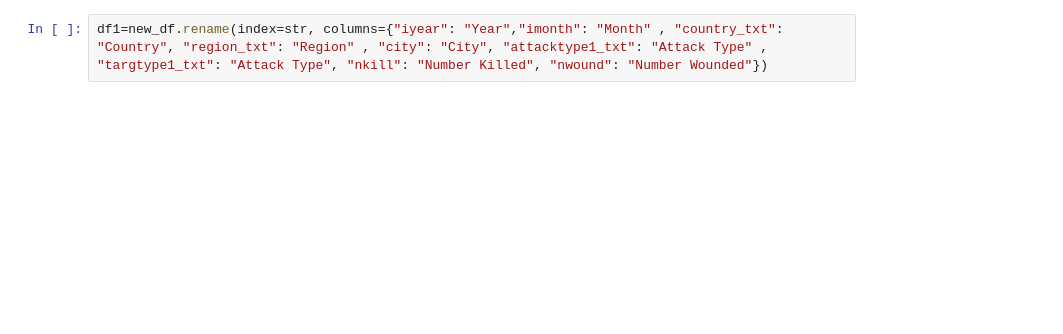
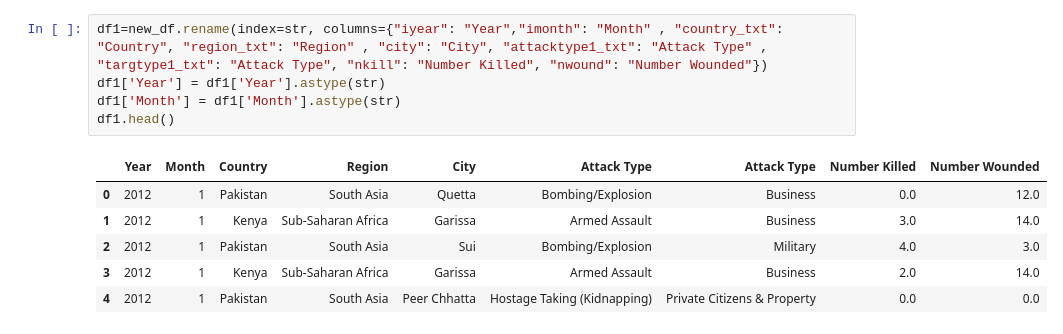
Before and after one commit to kristen-hyman/Group_Project, a Jupyter notebook: happyterror.ipynb, the cells around one changed output. Drawn from its saved outputs; the diff is of its cells as text; blank space fills up the shorter version.

```diff
--- a/happyterror.ipynb
+++ b/happyterror.ipynb
@@ -28,2 +22,12 @@ new_df.head()
 # %%
 df1=new_df.rename(index=str, columns={"iyear": "Year","imonth": "Month" , "country_txt": "Country", "region_txt": "Region" , "city": "City", "attacktype1_txt": "Attack Type" , "targtype1_txt": "Attack Type", "nkill": "Number Killed", "nwound": "Number Wounded"})
+df1['Year'] = df1['Year'].astype(str)
+df1['Month'] = df1['Month'].astype(str)
+df1.head()
+# %% [output]
+|  | Year | Month | Country | Region | City | Attack Type | Attack Type | Number Killed | Number Wounded |
+| 0 | 2012 | 1 | Pakistan | South Asia | Quetta | Bombing/Explosion | Business | 0.0 | 12.0 |
+| 1 | 2012 | 1 | Kenya | Sub-Saharan Africa | Garissa | Armed Assault | Business | 3.0 | 14.0 |
+| 2 | 2012 | 1 | Pakistan | South Asia | Sui | Bombing/Explosion | Military | 4.0 | 3.0 |
+| 3 | 2012 | 1 | Kenya | Sub-Saharan Africa | Garissa | Armed Assault | Business | 2.0 | 14.0 |
+| 4 | 2012 | 1 | Pakistan | South Asia | Peer Chhatta | Hostage Taking (Kidnapping) | Private Citizens & Property | 0.0 | 0.0 |
```
Also changed, not shown: parts of 10 cells of this notebook, 2 other files.
